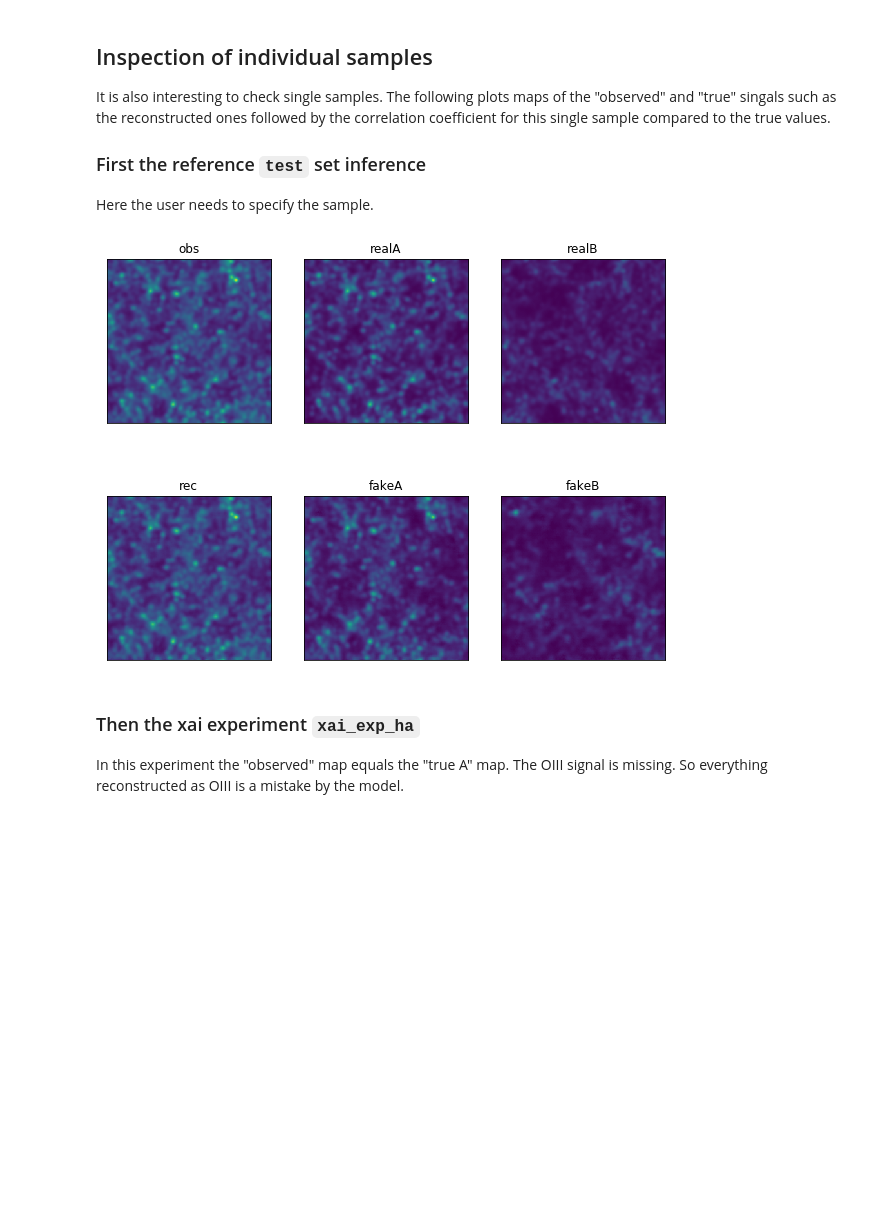
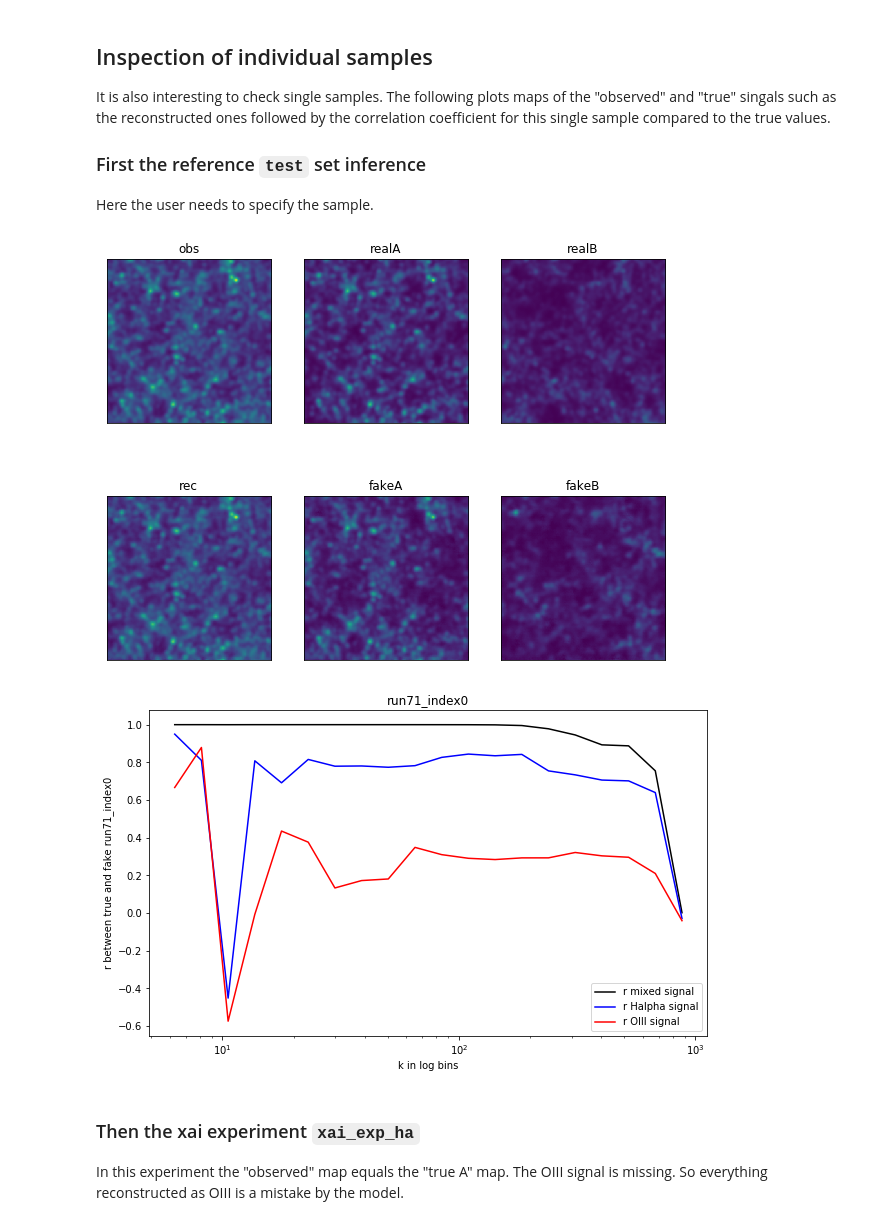
Before and after one commit to knmoriwaki/IM2IM, a Jupyter notebook: explain/xai_analysis_single_signal.ipynb, the cells around one changed output. Drawn from its saved outputs; the diff is of its cells as text; code cells hidden in the pictures; blank space fills up the shorter version.

Commit message:
Finished adjusting all the plotting to work with the dataloader for this notebook

```diff
--- a/explain/xai_analysis_single_signal.ipynb
+++ b/explain/xai_analysis_single_signal.ipynb
@@ -71,11 +70,11 @@ Here the user needs to specify the sample.
 # %%
 suffix=f"run71_index0"
 data_ref = XAIDataLoader(base_output_dir, names[0], suffix=suffix)
 plot_true_fake_maps(data_ref, results_dir, names[0], suffix=suffix)
-#data_ref = read_data(ref_dir, suffix=suffix, ldict=True)
-#plot_r_single_sample(data_ref, suffix, log_bins=True)
+plot_r_single_sample(data_ref, suffix, log_bins=True)
 # %% [output]
 [figure]
+[figure, added]
 # %% [markdown]
 ### Then the xai experiment `xai_exp_ha`
 In this experiment the "observed" map equals the "true A" map. The OIII signal is missing. So everything reconstructed as OIII is a mistake by the model.
```
Also changed, not shown: parts of 3 cells of this notebook, 1 other file.
